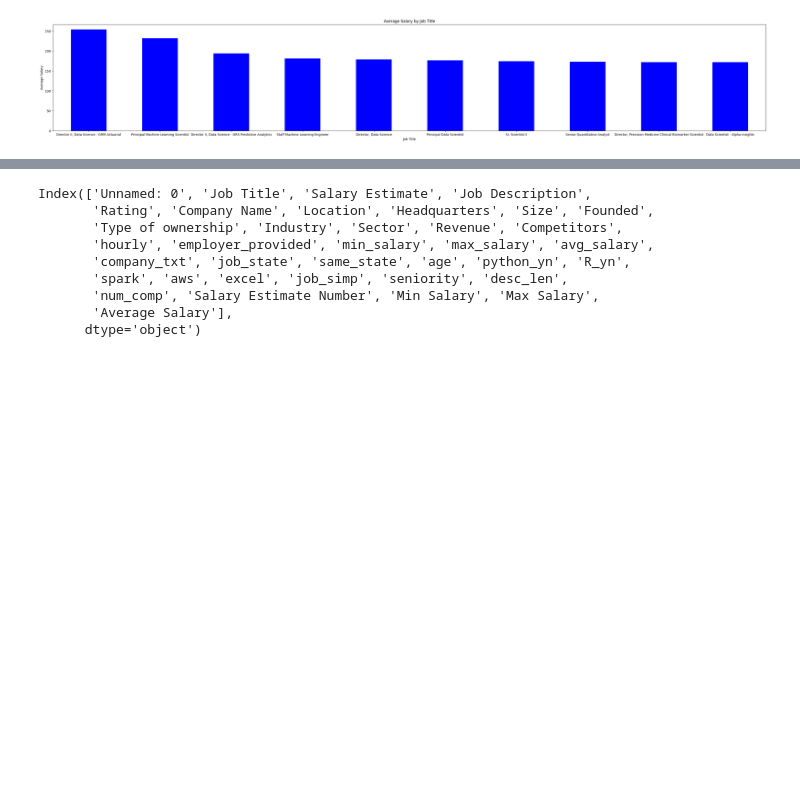
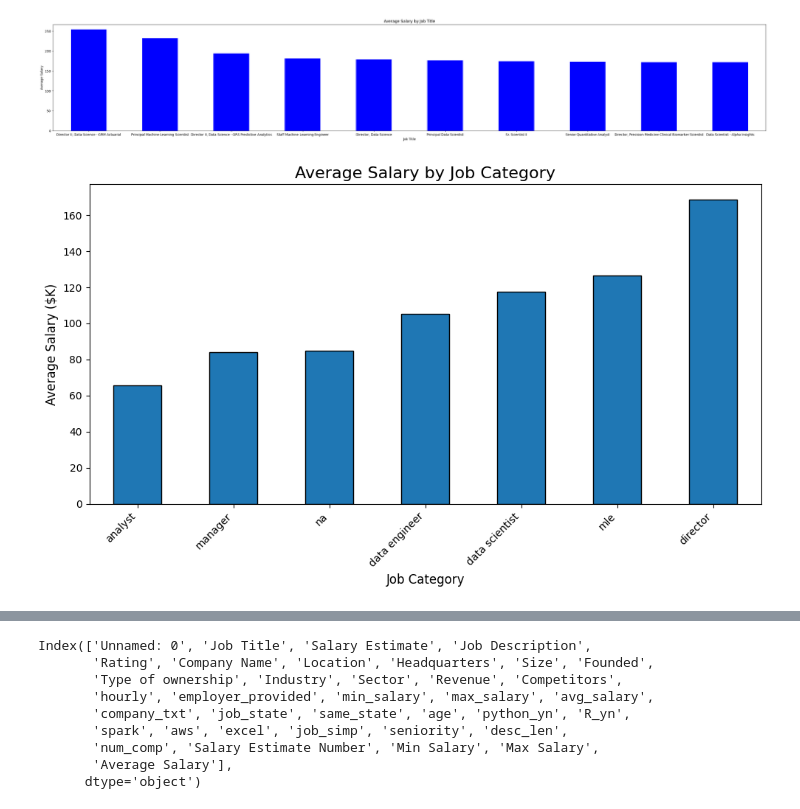
Before and after one commit to darius2902/MY-DAC-Curriculum, a Jupyter notebook: internal projects/DAC_internal_project.ipynb, the cells around one changed output, grey strips where cells are left out. Saved outputs shown, nothing was run; the diff lists cells and outputs as text; code cells hidden in the pictures; blank space fills up the shorter version.

```diff
--- a/internal projects/DAC_internal_project.ipynb
+++ b/internal projects/DAC_internal_project.ipynb
@@ -16,7 +16,7 @@ from sklearn.datasets import load_iris
 from sklearn import tree
 import seaborn as sns
 # %%
-df = pd.read_csv('datasets/Salary_Prediction.csv')
+df = pd.read_csv('datasets/Cleaned_Salary_Prediction.csv')
 df.shape
 # %% [output]
 (742, 33)
@@ -220,16 +220,16 @@ df['Average Salary']
 741    93.00000
 Name: Average Salary, Length: 742, dtype: float64
 # %%
-# def calculate_midpoint(value):
-#     try:
-#         parts = value.split('-')
-#         if len(parts) == 2:
-#             return (int(parts[0]) + int(parts[1])) / 2
-#         return int(parts[0])  # If no range, return single value
-#     except:
-#         return np.nan  # Handle invalid cases
+def calculate_midpoint(value):
+    try:
+        parts = value.split('-')
+        if len(parts) == 2:
+            return (int(parts[0]) + int(parts[1])) / 2
+        return int(parts[0])  # If no range, return single value
+    except:
+        return np.nan  # Handle invalid cases
 
-# df['Salary Estimate'] = df['Salary Estimate'].apply(calculate_midpoint)
+df['Salary Estimate'] = df['Salary Estimate'].apply(calculate_midpoint)
 # %%
 df['Salary Estimate'] = pd.to_numeric(df['Salary Estimate'], errors='coerce')
 # %%
@@ -304,3 +304,18 @@ Senior Scientist, Cell Pharmacology/Assay Development          NaN
 Sr Data Engineer (Sr BI Developer)                             NaN
 Name: Average Salary, Length: 264, dtype: float64
 [figure]
+# %%
+# Group the data by 'job_simp' and calculate mean average salary
+salary_by_job_updated = df.groupby('job_simp')['avg_salary'].mean().sort_values()
+
+# Plot the updated average salary by job category
+plt.figure(figsize=(10, 6))
+salary_by_job_updated.plot(kind='bar', edgecolor='black')
+plt.title('Average Salary by Job Category', fontsize=16)
+plt.ylabel('Average Salary ($K)', fontsize=12)
+plt.xlabel('Job Category', fontsize=12)
+plt.xticks(rotation=45, ha='right', fontsize=10)
+plt.tight_layout()
+plt.show()
+# %% [output]
+[figure, added]
```
Also changed, not shown: parts of 10 cells of this notebook, 2 other files.
